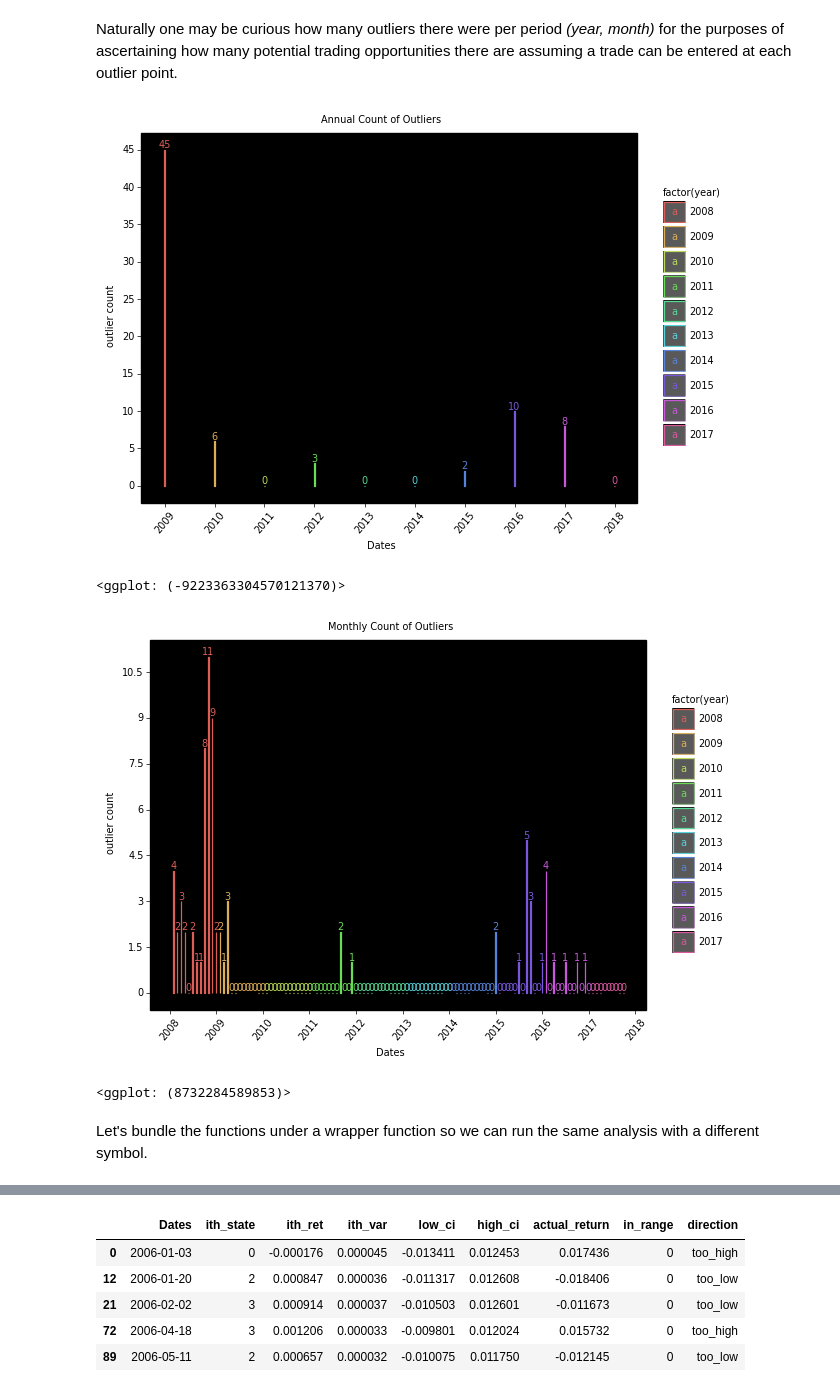
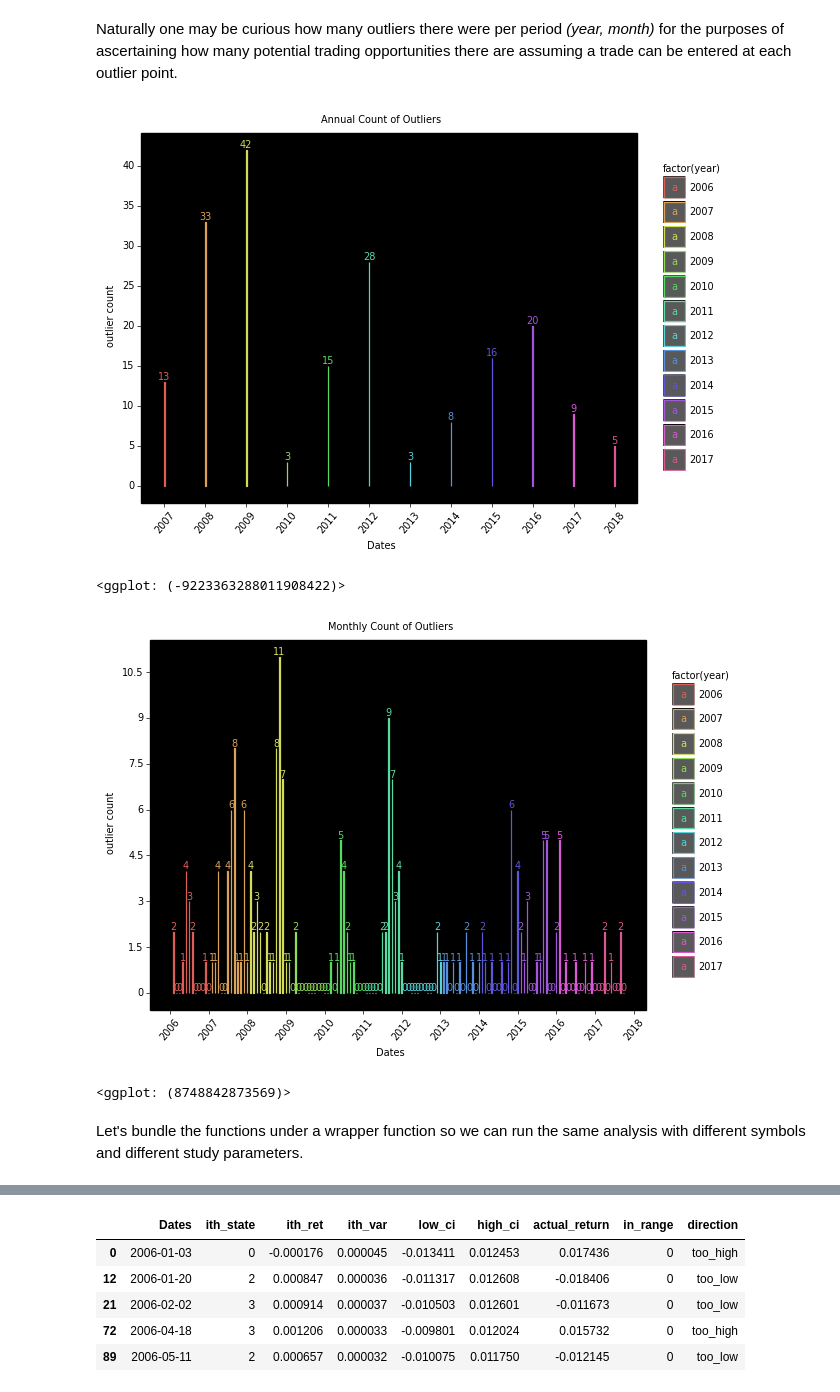
Before and after one commit to BlackArbsCEO/mixture_model_trading_public, a Jupyter notebook: notebooks/03. Strategy Research.ipynb, the cells around one changed output, grey strips where cells are left out. Saved outputs shown, nothing was run; the diff lists cells and outputs as text; code cells hidden in the pictures.

```diff
--- a/notebooks/03. Strategy Design.ipynb
+++ b/notebooks/03. Strategy Research.ipynb
@@ -23,6 +28,7 @@ from itertools import count
 pp = PurePath(Path.cwd()).parts[:-1]
 pdir = PurePath(*pp)
 script_dir = pdir / 'scripts'
+viz_dir = pdir / 'visuals' / '03_Strategy_Research'
 sys.path.append(script_dir.as_posix())
 
 # import python scientific stack
@@ -41,6 +47,7 @@ from mpl_toolkits import mplot3d
 import matplotlib as mpl
 import matplotlib.pyplot as plt
 import matplotlib.gridspec as gridspec
+savefig_kwds = dict(dpi=300, bbox_inches='tight')
 %matplotlib inline
 import plotnine as pn
 import mizani.breaks as mzb
@@ -53,7 +60,8 @@ import pyarrow.parquet as pq
 from tqdm import tqdm
 import warnings
 warnings.filterwarnings("ignore")
-from utils import cprint
+
+from utils import cprint, make_gmm, make_ic_series
 
 # set plot globals
 plt.style.use('bmh')
@@ -61,7 +69,6 @@ plt.rcParams['font.family'] = 'DejaVu Sans'
 plt.rcParams['font.size'] = 9.5
 plt.rcParams['font.weight'] = 'medium'
 plt.rcParams['figure.figsize'] = 10,8
-#plt.rcParams['axes.facecolor'] = sns.xkcd_rgb['gunmetal']
 
 blue, green, red, purple, gold, teal = sns.color_palette('colorblind', 6)
 RANDOM_STATE = 777
@@ -140,13 +144,0 @@ n_split
-# %%
-### add these funcs to a model util script
-
-def make_gmm(n_components, max_iter=150, random_state=RANDOM_STATE):
-    """fn: create gmm object"""
-    model_kwds = dict(n_components=n_components,
-                      max_iter=max_iter,
-                      n_init=100,
-                      init_params='random',
-                      random_state=RANDOM_STATE)
-
-    gmm = mix.GaussianMixture(**model_kwds)
-    return gmm
@@ -155,14 +151,16 @@ def make_gmm(n_components, max_iter=150, random_state=RANDOM_STATE):
 
 np.random.seed(0)
 
-lookback = 252 * 3
-n_components = 1 # experiment
+lookback = 252 * 1
+n_components = 1 # baseline
+n_split = len(s) - 1 # since we are iterating daily we need 1 less than total series for splits
 
 tscv = TimeSeriesSplit(n_splits=n_split, max_train_size=lookback)
 
-alpha = 0.99 # for sampling confidence intervals
+alpha = 0.95 # for sampling confidence intervals
 pred_rows = [] # init list to hold df rows
 c = count(1) # init counter
+
 for i, (train, test) in enumerate(tscv.split(s)):
     if next(c) < lookback: # add training data until min lookback
         continue
@@ -296,5 +297,7 @@ def plot_distr_accuracy(df, state_col=None):
     return g
 
 ### plot ###
-plot_distr_accuracy(pred_df, 'in_range')
+g = plot_distr_accuracy(pred_df, 'in_range')
+print(g)
+g.save(PurePath(viz_dir / f'{sym}_scatter_returns_outliers_ex.png').as_posix(), **savefig_kwds)
 # %% [output]
@@ -309,39 +312,42 @@ def plot_outliers_bar(pred_df, period='A'):
           .reset_index()
           .rename(columns={'in_range':'outliers'})
           .assign(year=lambda df: df['Dates'].dt.year))
 
     period_map = dict(A='Annual', M='Monthly')
     dodge_text = pn.position_dodge(width=0.9)
     g = (pn.ggplot(df, pn.aes(x='Dates', y='outliers', color='factor(year)'))
          + pn.geom_bar(stat='identity', width=5.)#, position=pn.position_dodge(width=1))
          + pn.scale_y_continuous(breaks=mzb.mpl_breaks(),
                                  limits=(0, df['outliers'].max()))
          + pn.scale_x_datetime(breaks=mzb.date_breaks('1 year'),
                                labels=mzf.date_format('%Y'),)
          + pn.geom_text(pn.aes(label='outliers'),
                         position=dodge_text,
                         size=7, va='bottom')
          + pn.theme_linedraw()
          + pn.theme(panel_background=pn.element_rect(fill='black'),
                     axis_text_x=pn.element_text(rotation=50),
                     text=pn.element_text(size=7))
          + pn.ylab('outlier count')
          + pn.ggtitle(f'{period_map[period]} Count of Outliers'))
     return g
 
 ### plot ###
 g = plot_outliers_bar(pred_df, period='A')
 g1 = plot_outliers_bar(pred_df, period='M')
 
+g.save(PurePath(viz_dir / f'{sym}_outliers_per_annual_ex.png').as_posix(), **savefig_kwds)
+g1.save(PurePath(viz_dir / f'{sym}_outliers_per_month_ex.png').as_posix(), **savefig_kwds)
+
 print(g)
 print(g1)
 # %% [output]
-[figure, old version]
+[figure, new version]
-<ggplot: (-9223363304570121370)>
+<ggplot: (-9223363288011908422)>
-[figure, old version]
+[figure, new version]
-<ggplot: (8732284589853)>
+<ggplot: (8748842873569)>
 # %% [markdown]
-Let's bundle the functions under a wrapper function so we can run the same analysis with a different symbol.
+Let's bundle the functions under a wrapper function so we can run the same analysis with different symbols and different study parameters.
 # %%
 def _in_range(df):
     """fn: add binary column for predictions within CI"""
```
Also changed, not shown: parts of 38 cells of this notebook, 15 other files.
